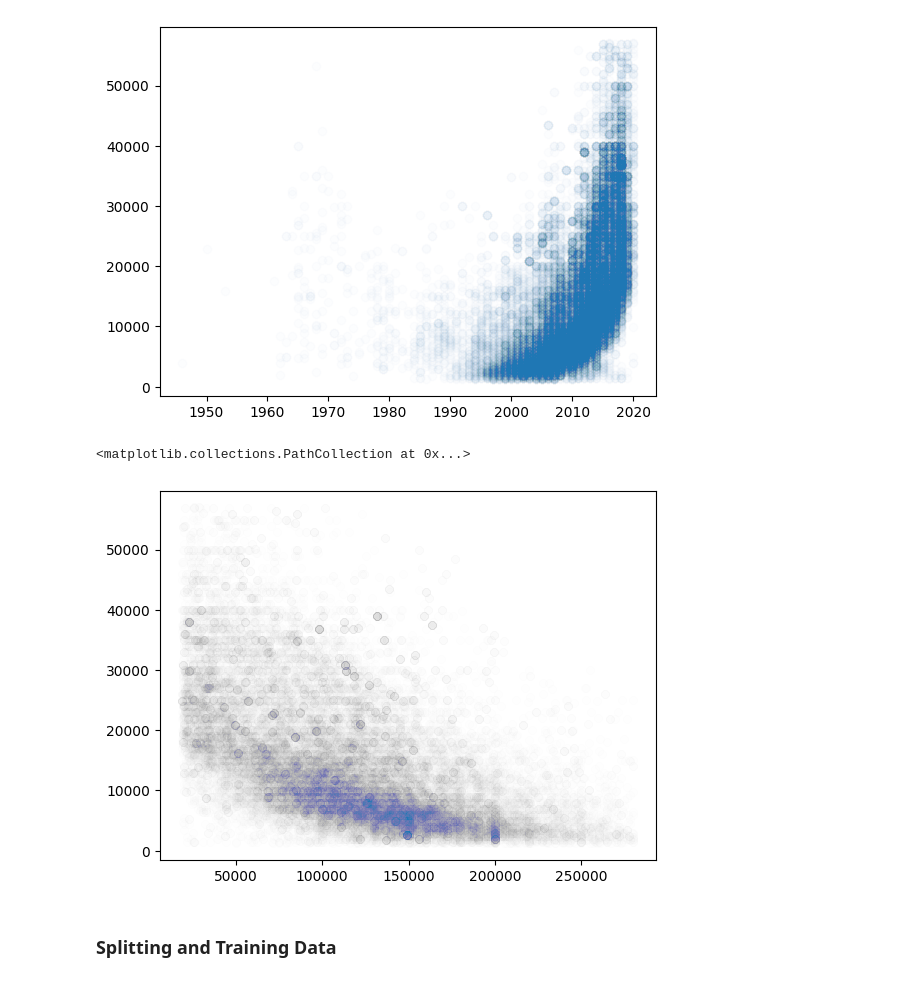
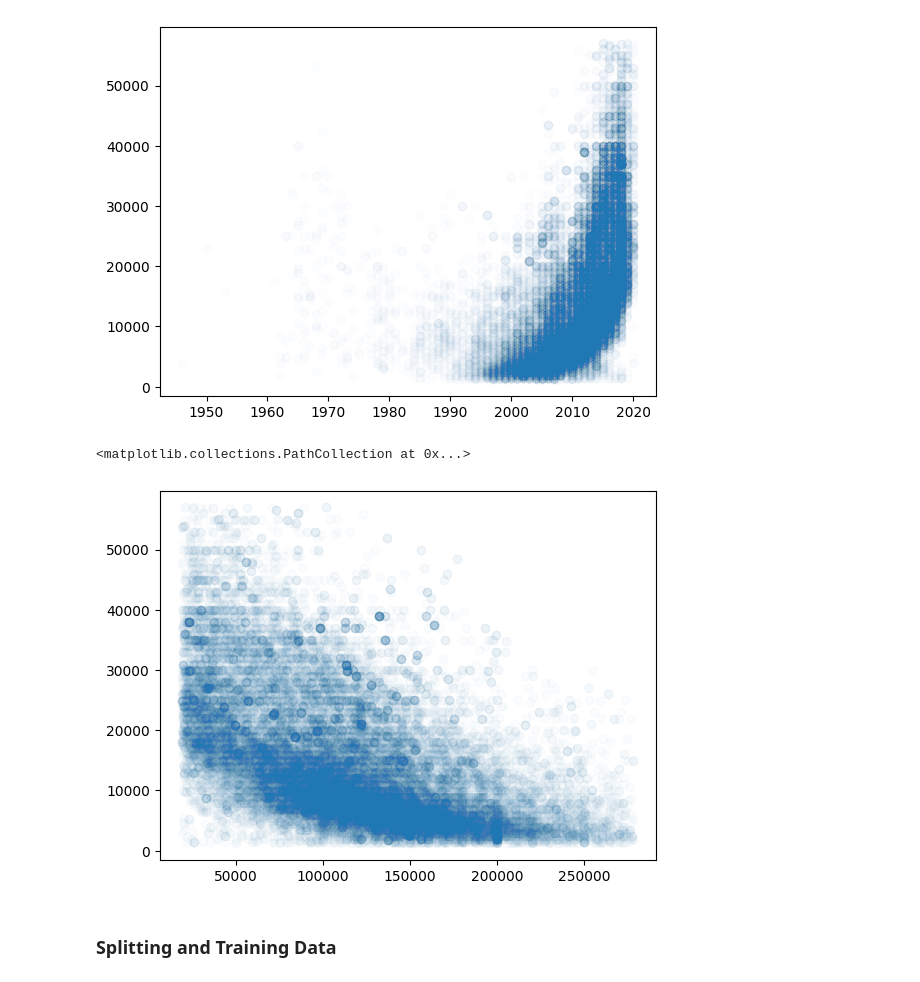
Before and after one commit to Ali7109/3401Project, a Jupyter notebook: src/CarPredictionModel.ipynb, the cells around one changed output. Cells and saved outputs as stored; diff of their text form; code cells hidden in the pictures.

```diff
--- a/src/CarPredictionModel.ipynb
+++ b/src/CarPredictionModel.ipynb
@@ -156,10 +142,10 @@ plt.scatter(vehicles['year'], vehicles['price'], alpha=0.01)
 <matplotlib.collections.PathCollection at 0x...>
 [figure]
 # %%
-plt.scatter(vehicles['odometer'], vehicles['price'], alpha=0.005)
+plt.scatter(vehicles['odometer'], vehicles['price'], alpha=0.02)
 # %% [output]
 <matplotlib.collections.PathCollection at 0x...>
-[figure, old version]
+[figure, new version]
 # %% [markdown]
 ### Splitting and Training Data
 # %%
```
Also changed, not shown: parts of 23 cells of this notebook.
